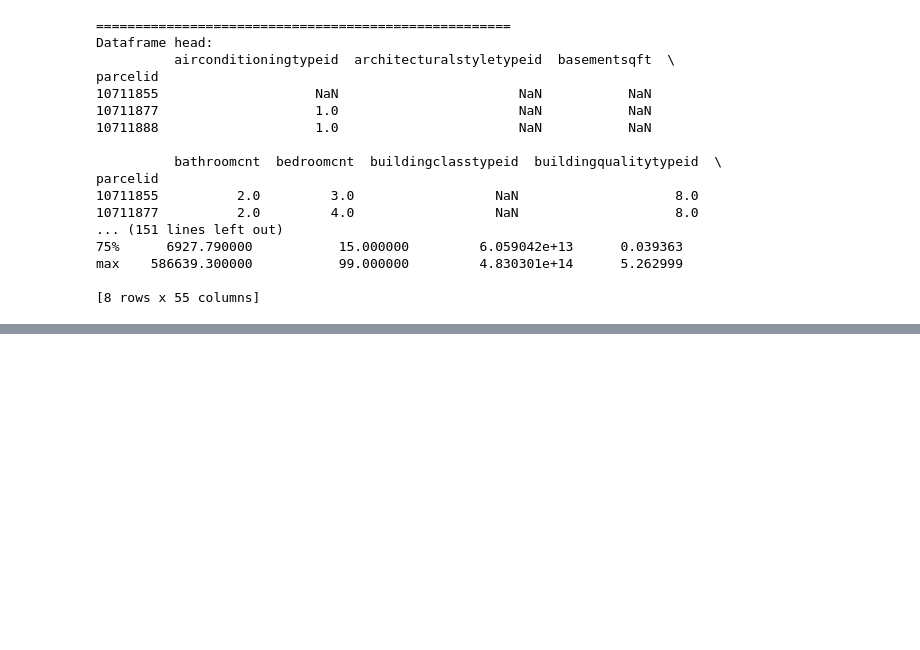
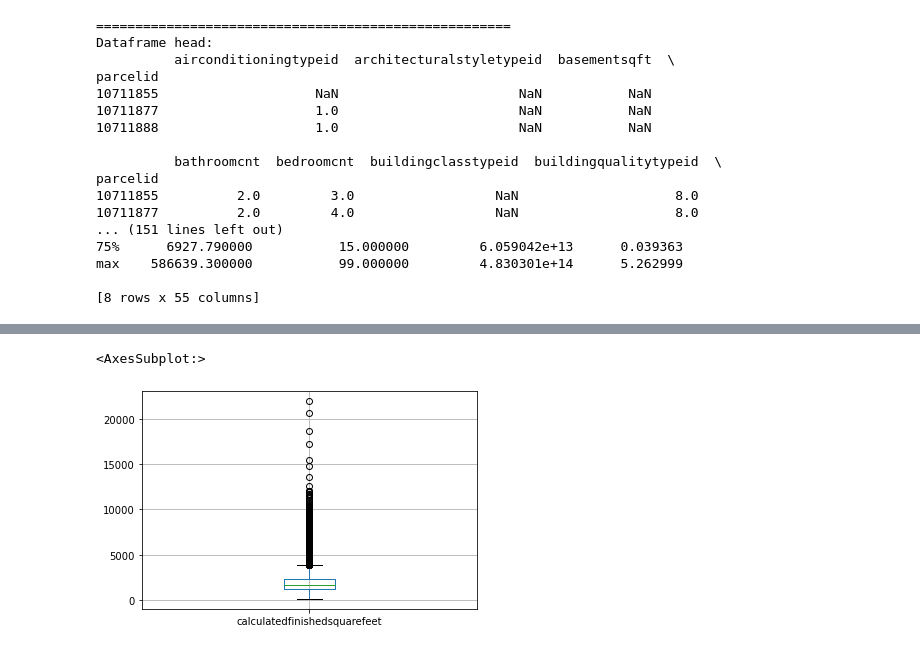
Before and after one commit to ForrestMccrosky/clustering-exercises, a Jupyter notebook: wrangle_zillow.ipynb, the cells around one changed output, grey strips where cells are left out. Drawn from its saved outputs; the diff is of its cells as text; code cells hidden in the pictures; blank space fills up the shorter version.

Commit message:
adding wrangle zillow .ipynb and .py to repository

```diff
--- a/wrangle_zillow.ipynb
+++ b/wrangle_zillow.ipynb
@@ -229,0 +309,6 @@ There are 44 columns that have missing values.
+# %%
+# remove rows based on propertylanduse
+zillow_df = zillow_df[(zillow_df.propertylandusetypeid == 261) |
+          (zillow_df.propertylandusetypeid == 263) |
+          (zillow_df.propertylandusetypeid == 275) |
+          (zillow_df.propertylandusetypeid == 264)]
@@ -229,0 +326,5 @@ There are 44 columns that have missing values.
+# %%
+zillow_df.boxplot(column='calculatedfinishedsquarefeet')
+# %% [output]
+<AxesSubplot:>
+[figure, added]
```
Also changed, not shown: parts of 33 cells of this notebook, 1 other file.
